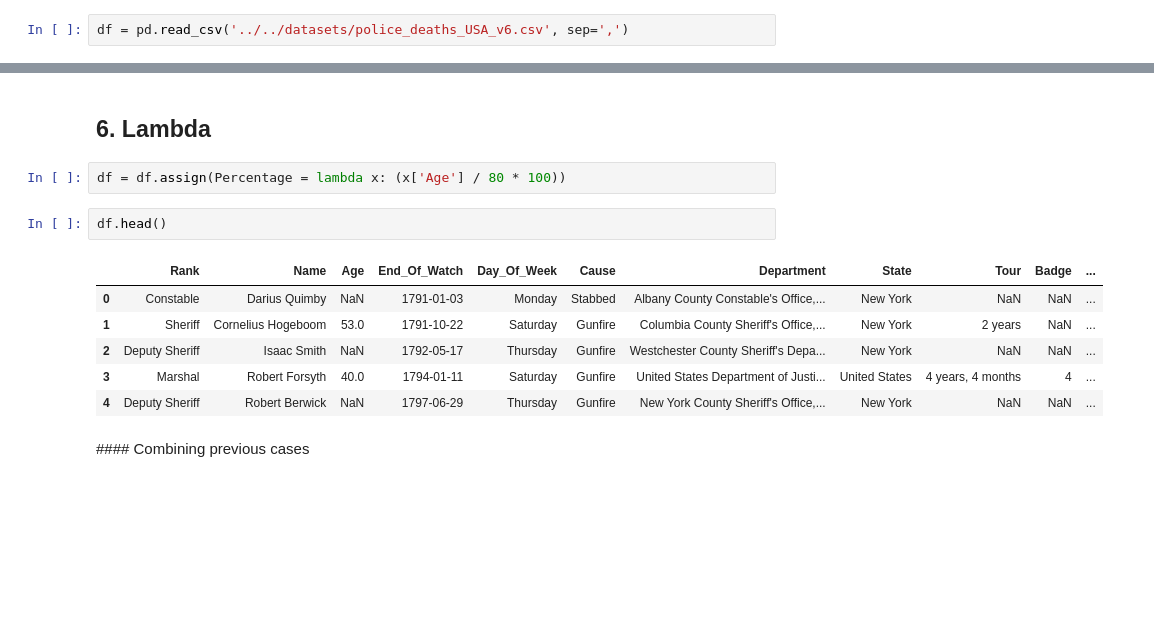
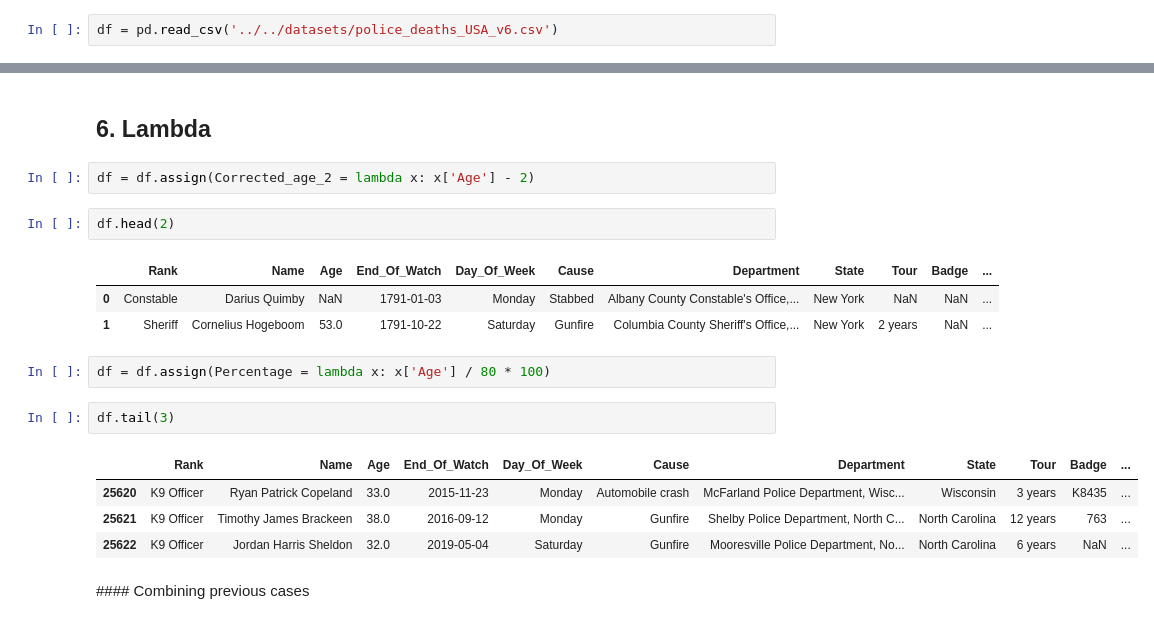
Before and after one commit to pepebonet/Intermediate_Python_BBA, a Jupyter notebook: Class_1/scripts/Code_class_1_2.ipynb, the cells around one changed output, grey strips where cells are left out. Saved outputs shown, nothing was run; the diff lists cells and outputs as text; blank space fills up the shorter version.

```diff
--- a/Class_1/scripts/Code_class_1_2.ipynb
+++ b/Class_1/scripts/Code_class_1_2.ipynb
@@ -18,7 +18,7 @@ import pandas as pd
 # %% [markdown]
 ##### Loading a dataset allows us to use it along the notebook with the variable name that we attach to it
 # %%
-df = pd.read_csv('../../datasets/police_deaths_USA_v6.csv', sep=',')
+df = pd.read_csv('../../datasets/police_deaths_USA_v6.csv')
 # %%
 df.head(4)
 # %% [output]
@@ -326,16 +339,22 @@ Name: Age Range, dtype: int64
 # %% [markdown]
 ## 6. Lambda
+# %%
+df = df.assign(Corrected_age_2 = lambda x: x['Age'] - 2)
+# %%
+df.head(2)
+# %% [output]
+|  | Rank | Name | Age | End_Of_Watch | Day_Of_Week | Cause | Department | State | Tour | Badge | ... |
+| 0 | Constable | Darius Quimby | NaN | 1791-01-03 | Monday | Stabbed | Albany County Constable's Office,... | New York | NaN | NaN | ... |
+| 1 | Sheriff | Cornelius Hogeboom | 53.0 | 1791-10-22 | Saturday | Gunfire | Columbia County Sheriff's Office,... | New York | 2 years | NaN | ... |
 # %%
-df = df.assign(Percentage = lambda x: (x['Age'] / 80 * 100))
+df = df.assign(Percentage = lambda x: x['Age'] / 80 * 100)
 # %%
-df.head()
+df.tail(3)
 # %% [output]
 |  | Rank | Name | Age | End_Of_Watch | Day_Of_Week | Cause | Department | State | Tour | Badge | ... |
-| 0 | Constable | Darius Quimby | NaN | 1791-01-03 | Monday | Stabbed | Albany County Constable's Office,... | New York | NaN | NaN | ... |
-| 1 | Sheriff | Cornelius Hogeboom | 53.0 | 1791-10-22 | Saturday | Gunfire | Columbia County Sheriff's Office,... | New York | 2 years | NaN | ... |
-| 2 | Deputy Sheriff | Isaac Smith | NaN | 1792-05-17 | Thursday | Gunfire | Westchester County Sheriff's Depa... | New York | NaN | NaN | ... |
-| 3 | Marshal | Robert Forsyth | 40.0 | 1794-01-11 | Saturday | Gunfire | United States Department of Justi... | United States | 4 years, 4 months | 4 | ... |
-| 4 | Deputy Sheriff | Robert Berwick | NaN | 1797-06-29 | Thursday | Gunfire | New York County Sheriff's Office,... | New York | NaN | NaN | ... |
+| 25620 | K9 Officer | Ryan Patrick Copeland | 33.0 | 2015-11-23 | Monday | Automobile crash | McFarland Police Department, Wisc... | Wisconsin | 3 years | K8435 | ... |
+| 25621 | K9 Officer | Timothy James Brackeen | 38.0 | 2016-09-12 | Monday | Gunfire | Shelby Police Department, North C... | North Carolina | 12 years | 763 | ... |
+| 25622 | K9 Officer | Jordan Harris Sheldon | 32.0 | 2019-05-04 | Saturday | Gunfire | Mooresville Police Department, No... | North Carolina | 6 years | NaN | ... |
 # %% [markdown]
 #### Combining previous cases
 # %%
```
Also changed, not shown: parts of 5 cells of this notebook.
